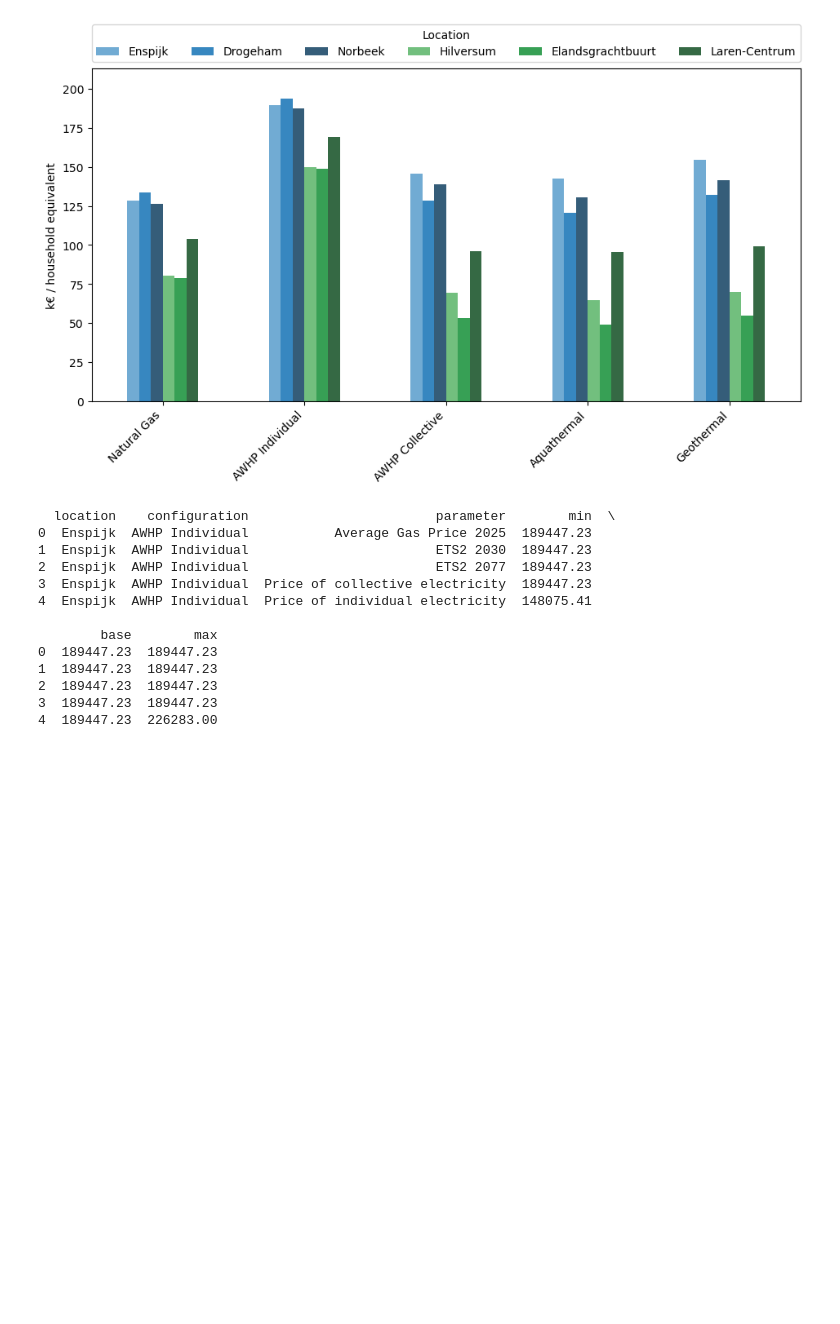
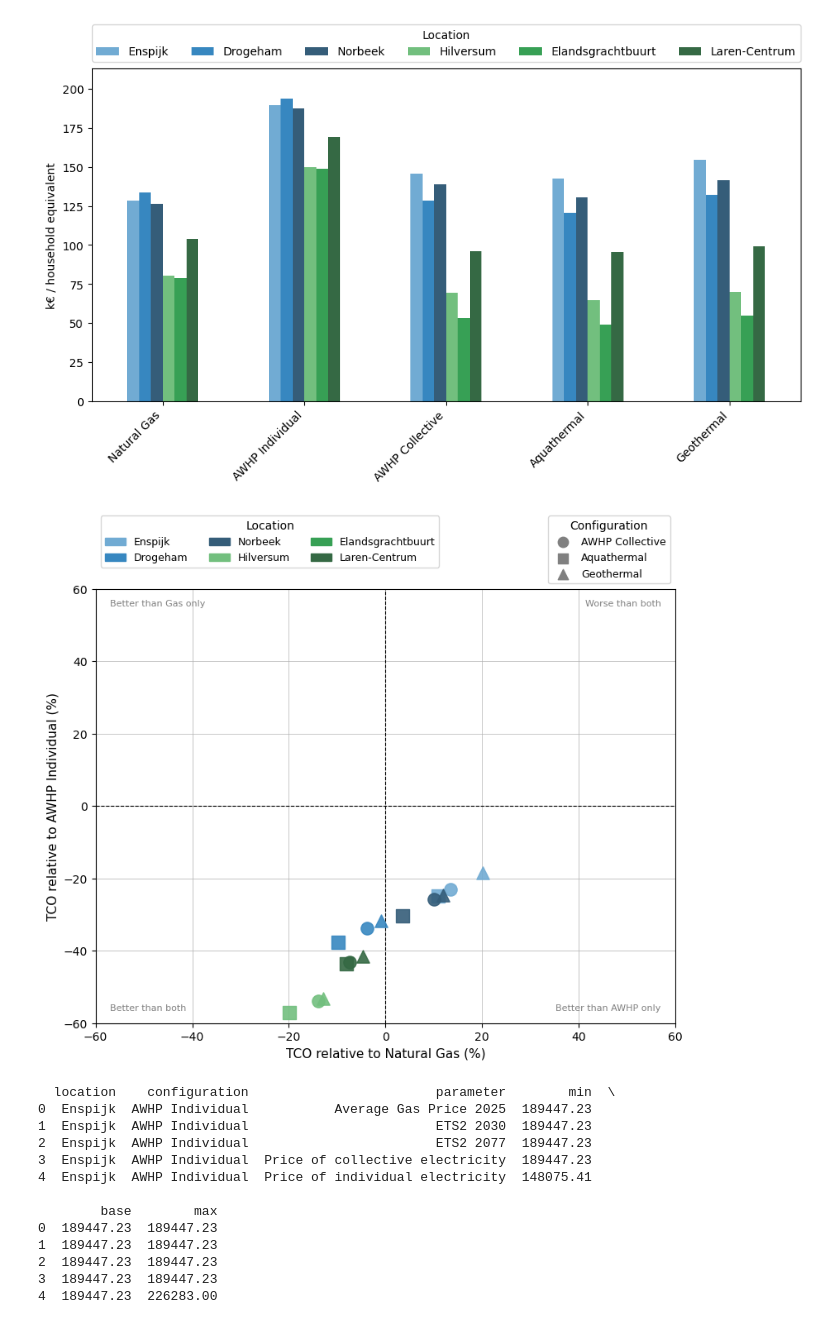
Before and after one commit to karivero/uu-consultancy, a Jupyter notebook: results.ipynb, the cells around one changed output. Cells and saved outputs as stored; diff of their text form; code cells hidden in the pictures; blank space fills up the shorter version.

Commit message:
additional chart tweaks jun 21

```diff
--- a/results.ipynb
+++ b/results.ipynb
@@ -237,6 +237,91 @@ plt.tight_layout()
 plt.show()
 # %% [output]
 [figure]
+# %%
+import matplotlib.pyplot as plt
+import matplotlib.patches as mpatches
+import seaborn as sns
+
+configs_to_compare = ["AWHP Collective", "Aquathermal", "Geothermal"]
+
+ng_tco = df_toc[df_toc["configuration"] == "Natural Gas"].set_index("location")["tco"]
+awhp_tco = df_toc[df_toc["configuration"] == "AWHP Individual"].set_index("location")["tco"]
+
+plot_data = []
+for _, row in df_toc[df_toc["configuration"].isin(configs_to_compare)].iterrows():
+    loc = row["location"]
+    config = row["configuration"]
+    rel_ng = (row["tco"] - ng_tco.get(loc, float("nan"))) / ng_tco.get(loc, float("nan")) * 100
+    rel_awhp = (row["tco"] - awhp_tco.get(loc, float("nan"))) / awhp_tco.get(loc, float("nan")) * 100
+    plot_data.append({"location": loc, "configuration": config, "rel_ng": rel_ng, "rel_awhp": rel_awhp})
+
+df_plot = pd.DataFrame(plot_data)
+
+# Colors per location — blue/green scheme
+palette_blues = sns.color_palette("Blues_d", 3)
+palette_greens = sns.color_palette("Greens_d", 3)
+color_map = {
+    "Enspijk":           palette_blues[0],
+    "Drogeham":          palette_blues[1],
+    "Norbeek":           palette_blues[2],
+    "Hilversum":         palette_greens[0],
+    "Elandsgrachtbuurt": palette_greens[1],
+    "Laren-Centrum":     palette_greens[2],
+}
+
+# Markers per configuration
+marker_map = {
+    "AWHP Collective": "o",
+    "Aquathermal":     "s",
+    "Geothermal":      "^",
+}
+
+fig, ax = plt.subplots(figsize=(8, 8))
+
+for _, row in df_plot.iterrows():
+    ax.scatter(
+        row["rel_ng"], row["rel_awhp"],
+        color=color_map.get(row["location"], "gray"),
+        marker=marker_map[row["configuration"]],
+        s=120, zorder=4, alpha=0.9
+    )
+
+ax.axhline(0, color="black", linewidth=0.8, linestyle="--")
+ax.axvline(0, color="black", linewidth=0.8, linestyle="--")
+
+lims = 60
+ax.set_xlim(-lims, lims)
+ax.set_ylim(-lims, lims)
+ax.text( lims*0.95,  lims*0.95, "Worse than both",        ha="right", va="top",    fontsize=8, color="gray")
+ax.text(-lims*0.95,  lims*0.95, "Better than Gas only",   ha="left",  va="top",    fontsize=8, color="gray")
+ax.text( lims*0.95, -lims*0.95, "Better than AWHP only",  ha="right", va="bottom", fontsize=8, color="gray")
+ax.text(-lims*0.95, -lims*0.95, "Better than both",       ha="left",  va="bottom", fontsize=8, color="gray")
+
+ax.set_xlabel("TCO relative to Natural Gas (%)", fontsize=11)
+ax.set_ylabel("TCO relative to AWHP Individual (%)", fontsize=11)
+ax.yaxis.grid(True, linewidth=0.5)
+ax.xaxis.grid(True, linewidth=0.5)
+ax.set_axisbelow(True)
+
+# Location legend (color)
+location_order = ["Enspijk", "Drogeham", "Norbeek", "Hilversum", "Elandsgrachtbuurt", "Laren-Centrum"]
+color_handles = [mpatches.Patch(color=color_map[loc], label=loc) for loc in location_order]
+
+# Configuration legend (marker)
+marker_handles = [plt.scatter([], [], marker=marker_map[c], color="gray", s=80, label=c)
+                  for c in configs_to_compare]
+
+leg1 = ax.legend(handles=color_handles, title="Location", loc="upper left",
+                 bbox_to_anchor=(0, 1.18), fontsize=9, ncol=3)
+ax.add_artist(leg1)
+ax.legend(handles=marker_handles, title="Configuration", loc="upper right",
+          bbox_to_anchor=(1, 1.18), fontsize=9, ncol=1)
+
+plt.tight_layout(rect=[0, 0, 1, 0.88])
+
+plt.show()
+# %% [output]
+[figure, added]
 # %%
 df_sensitivity = pd.read_excel("graphs.xlsx", sheet_name="sensitivity")
 
```
Also changed, not shown: parts of 2 cells of this notebook.
